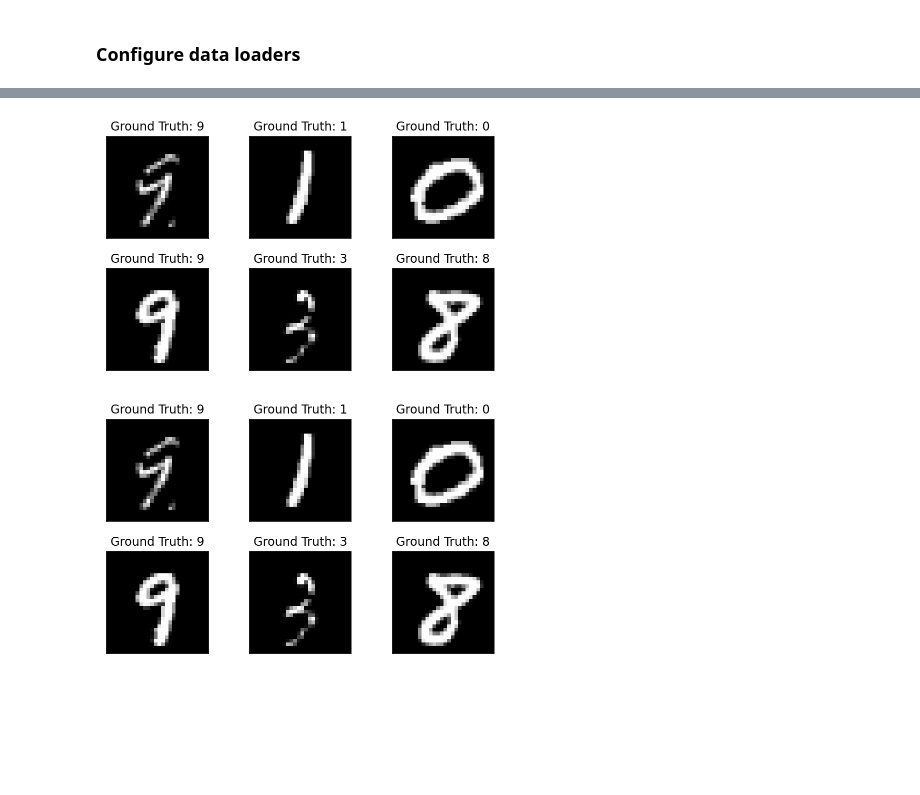
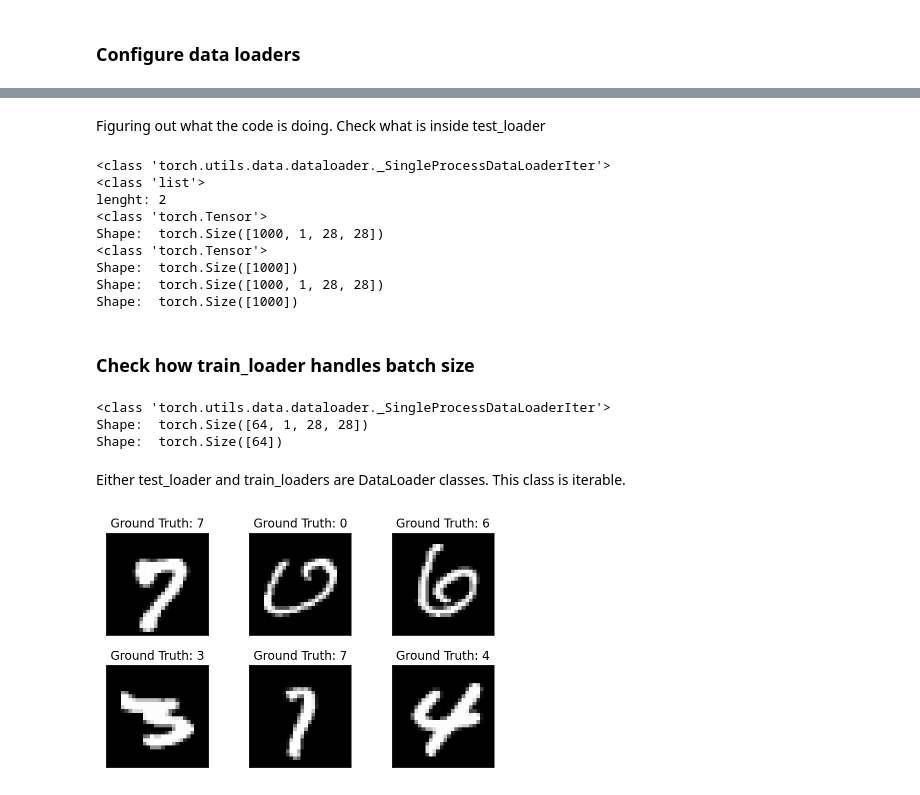
Before and after one commit to eon129/pytorch_tests, a Jupyter notebook: DigitClassification.ipynb, the cells around one changed output, grey strips where cells are left out. Cells and saved outputs as stored; diff of their text form; code cells hidden in the pictures; blank space fills up the shorter version.

Commit message:
Added comments to describe better the fuctionality. Added training by GPU but is not working yet

```diff
--- a/DigitClassification.ipynb
+++ b/DigitClassification.ipynb
@@ -51,20 +59,83 @@ test_loader = torch.utils.data.DataLoader(
+# %% [markdown]
+Figuring out what the code is doing. Check what is inside test_loader
+# %%
+#testloader is an iterable object. Lets get the iterator
+test1 = iter(test_loader)
+print(type(test1))
+
+#use next to get the value which is a list of lenght 2 [val0, val1]
+val1 = next(test1)
+print(type(val1))
+print("lenght:", len(val1))
+
+#List value 0 is a 1000 * 1 * 28 * 28 Tensor. The images
+print(type(val1[0]))
+print("Shape: ", val1[0].shape)
+
+#List value 1 is a 1000 Tensor. The labels
+print(type(val1[1]))
+print("Shape: ", val1[1].shape)
+
+#we can use two values when returning function, it works the same
+val1, val2 = next(test1)
+#images
+print("Shape: ", val1.shape)
+#labels
+print("Shape: ", val2.shape)
+# %% [output]
+<class 'torch.utils.data.dataloader._SingleProcessDataLoaderIter'>
+<class 'list'>
+lenght: 2
+<class 'torch.Tensor'>
+Shape:  torch.Size([1000, 1, 28, 28])
+<class 'torch.Tensor'>
+Shape:  torch.Size([1000])
+Shape:  torch.Size([1000, 1, 28, 28])
+Shape:  torch.Size([1000])
+# %% [markdown]
+### Check how train_loader handles batch size
+# %%
+#testloader is an iterable object. Lets get the iterator
+test1 = iter(train_loader)
+print(type(test1))
+
+#use next to get the value which is a list of lenght 2 [val0, val1]
+val1, val2 = next(test1)
+
+#When doing a next() in train_loader it returns 64 elements which is the batch size
+print("Shape: ", val1.shape)
+#We get also 64 corresponding labels
+print("Shape: ", val2.shape)
+# %% [output]
+<class 'torch.utils.data.dataloader._SingleProcessDataLoaderIter'>
+Shape:  torch.Size([64, 1, 28, 28])
+Shape:  torch.Size([64])
+# %% [markdown]
+Either test_loader and train_loaders are DataLoader classes. This class is iterable.
 # %%
+#enumerate functions adds an index to the iterable objetct
+#using enumerate helps to add an index when using for, for example
 examples = enumerate(test_loader)
+
+#unpacking with parentesis because first return value is the index, second is the two values list. Check code below
+#li = [[1,2], [2,3]]
+#bla = enumerate(li)
+#idx, (x, y) = next(bla)
+##idx = 0, x = 1, y = 2
+
 batch_idx, (example_data, example_targets) = next(examples)
-example_data.shape
 
-fig = plt.figure()
+
+#Print 6 images with their respective value
 for i in range(6):
   plt.subplot(2,3,i+1)
   plt.tight_layout()
   plt.imshow(example_data[i][0], cmap='gray', interpolation='none')
   plt.title("Ground Truth: {}".format(example_targets[i]))
   plt.xticks([])
   plt.yticks([])
-fig
 # %% [output]
-[figure, old version]
+[figure, new version]
-[figure, removed]
 # %%
 class Net(nn.Module):
     def __init__(self):
```
Also changed, not shown: parts of 16 cells of this notebook.
